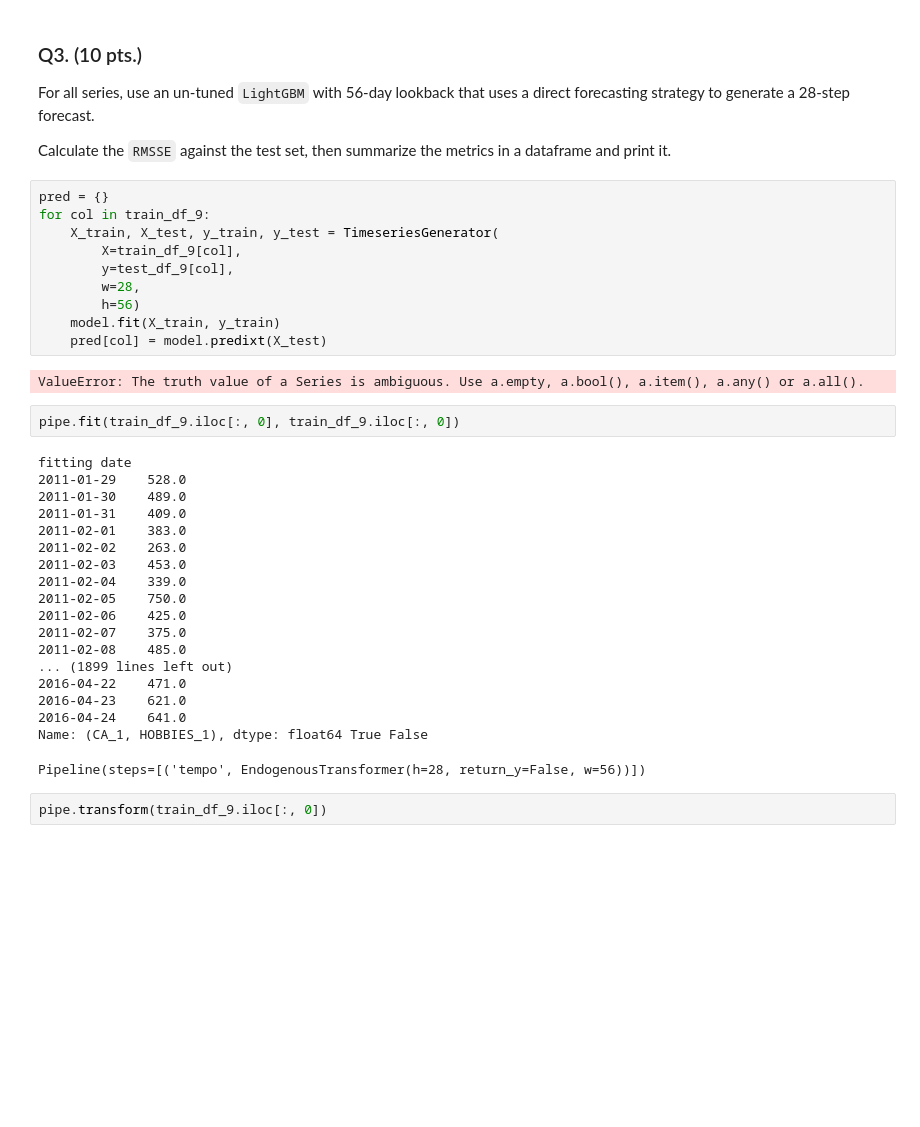
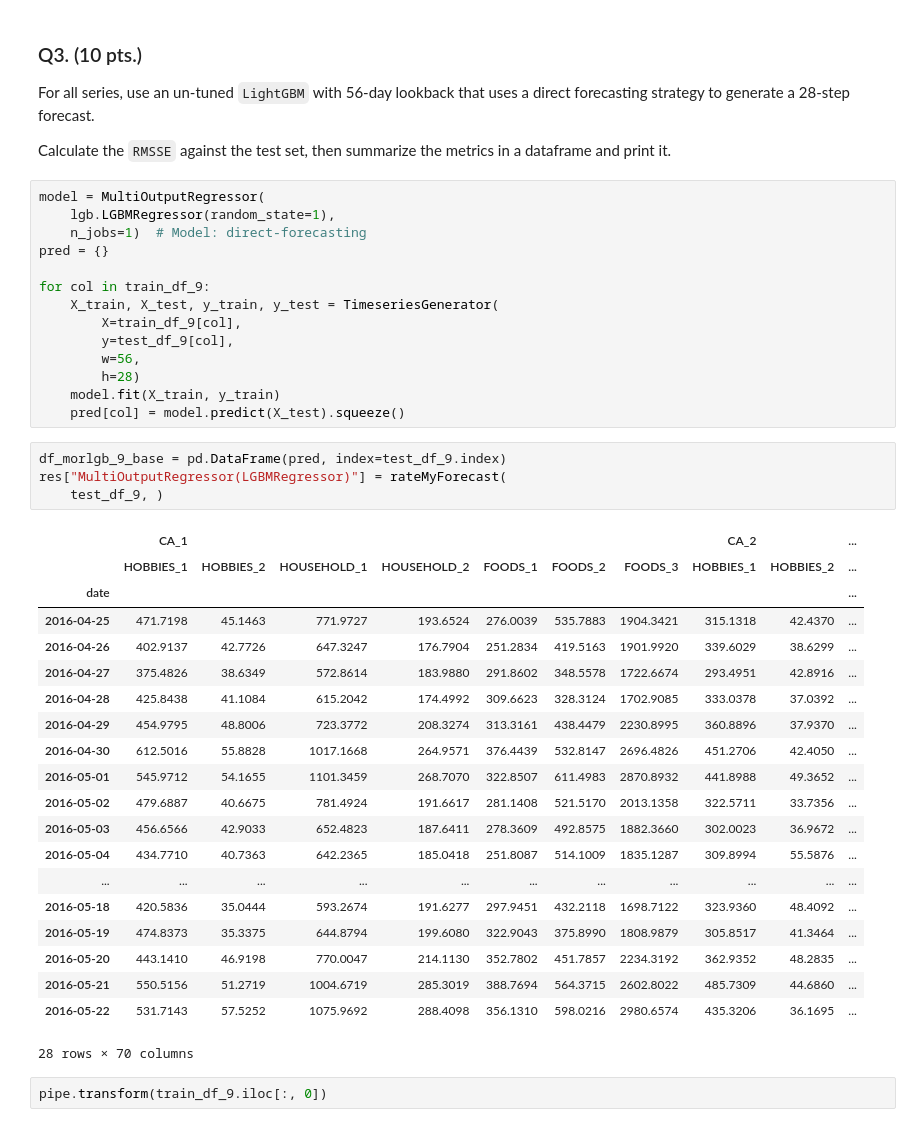
Before and after one commit to adrianemikko/tsa2021-m5, a Jupyter notebook: aaa_scratch.ipynb, the cells around one changed output. Saved outputs shown, nothing was run; the diff lists cells and outputs as text; blank space fills up the shorter version.

```diff
--- a/aaa_scratch.ipynb
+++ b/aaa_scratch.ipynb
@@ -152,38 +152,44 @@ For all series, use an un-tuned `LightGBM` with 56-day lookback that uses a dire
 
 Calculate the `RMSSE` against the test set, then summarize the metrics in a dataframe and print it.
 # %%
+model = MultiOutputRegressor(
+    lgb.LGBMRegressor(random_state=1),
+    n_jobs=1)  # Model: direct-forecasting
 pred = {}
+
 for col in train_df_9:
     X_train, X_test, y_train, y_test = TimeseriesGenerator(
         X=train_df_9[col],
         y=test_df_9[col],
-        w=28,
-        h=56)
+        w=56,
+        h=28)
     model.fit(X_train, y_train)
-    pred[col] = model.predixt(X_test)
+    pred[col] = model.predict(X_test).squeeze()
-# %% [output]
-ValueError: The truth value of a Series is ambiguous. Use a.empty, a.bool(), a.item(), a.any() or a.all().
-# %%
-pipe.fit(train_df_9.iloc[:, 0], train_df_9.iloc[:, 0])
-# %% [output]
-fitting date
-2011-01-29    528.0
-2011-01-30    489.0
-2011-01-31    409.0
-2011-02-01    383.0
-2011-02-02    263.0
-2011-02-03    453.0
-2011-02-04    339.0
-2011-02-05    750.0
-2011-02-06    425.0
-2011-02-07    375.0
-2011-02-08    485.0
-... (1899 lines left out)
-2016-04-22    471.0
-2016-04-23    621.0
-2016-04-24    641.0
-Name: (CA_1, HOBBIES_1), dtype: float64 True False
-Pipeline(steps=[('tempo', EndogenousTransformer(h=28, return_y=False, w=56))])
+# %%
+df_morlgb_9_base = pd.DataFrame(pred, index=test_df_9.index)
+res["MultiOutputRegressor(LGBMRegressor)"] = rateMyForecast(
+    test_df_9, )
+# %% [output]
+|  | CA_1 |  |  |  |  |  |  | CA_2 |  | ... |
+|  | HOBBIES_1 | HOBBIES_2 | HOUSEHOLD_1 | HOUSEHOLD_2 | FOODS_1 | FOODS_2 | FOODS_3 | HOBBIES_1 | HOBBIES_2 | ... |
+| date |  |  |  |  |  |  |  |  |  | ... |
+| 2016-04-25 | 471.7198 | 45.1463 | 771.9727 | 193.6524 | 276.0039 | 535.7883 | 1904.3421 | 315.1318 | 42.4370 | ... |
+| 2016-04-26 | 402.9137 | 42.7726 | 647.3247 | 176.7904 | 251.2834 | 419.5163 | 1901.9920 | 339.6029 | 38.6299 | ... |
+| 2016-04-27 | 375.4826 | 38.6349 | 572.8614 | 183.9880 | 291.8602 | 348.5578 | 1722.6674 | 293.4951 | 42.8916 | ... |
+| 2016-04-28 | 425.8438 | 41.1084 | 615.2042 | 174.4992 | 309.6623 | 328.3124 | 1702.9085 | 333.0378 | 37.0392 | ... |
+| 2016-04-29 | 454.9795 | 48.8006 | 723.3772 | 208.3274 | 313.3161 | 438.4479 | 2230.8995 | 360.8896 | 37.9370 | ... |
+| 2016-04-30 | 612.5016 | 55.8828 | 1017.1668 | 264.9571 | 376.4439 | 532.8147 | 2696.4826 | 451.2706 | 42.4050 | ... |
+| 2016-05-01 | 545.9712 | 54.1655 | 1101.3459 | 268.7070 | 322.8507 | 611.4983 | 2870.8932 | 441.8988 | 49.3652 | ... |
+| 2016-05-02 | 479.6887 | 40.6675 | 781.4924 | 191.6617 | 281.1408 | 521.5170 | 2013.1358 | 322.5711 | 33.7356 | ... |
+| 2016-05-03 | 456.6566 | 42.9033 | 652.4823 | 187.6411 | 278.3609 | 492.8575 | 1882.3660 | 302.0023 | 36.9672 | ... |
+| 2016-05-04 | 434.7710 | 40.7363 | 642.2365 | 185.0418 | 251.8087 | 514.1009 | 1835.1287 | 309.8994 | 55.5876 | ... |
+| ... | ... | ... | ... | ... | ... | ... | ... | ... | ... | ... |
+| 2016-05-18 | 420.5836 | 35.0444 | 593.2674 | 191.6277 | 297.9451 | 432.2118 | 1698.7122 | 323.9360 | 48.4092 | ... |
+| 2016-05-19 | 474.8373 | 35.3375 | 644.8794 | 199.6080 | 322.9043 | 375.8990 | 1808.9879 | 305.8517 | 41.3464 | ... |
+| 2016-05-20 | 443.1410 | 46.9198 | 770.0047 | 214.1130 | 352.7802 | 451.7857 | 2234.3192 | 362.9352 | 48.2835 | ... |
+| 2016-05-21 | 550.5156 | 51.2719 | 1004.6719 | 285.3019 | 388.7694 | 564.3715 | 2602.8022 | 485.7309 | 44.6860 | ... |
+| 2016-05-22 | 531.7143 | 57.5252 | 1075.9692 | 288.4098 | 356.1310 | 598.0216 | 2980.6574 | 435.3206 | 36.1695 | ... |
+28 rows × 70 columns
 # %%
 pipe.transform(train_df_9.iloc[:, 0])
 # %% [output]
```
Also changed, not shown: 1 other file.
